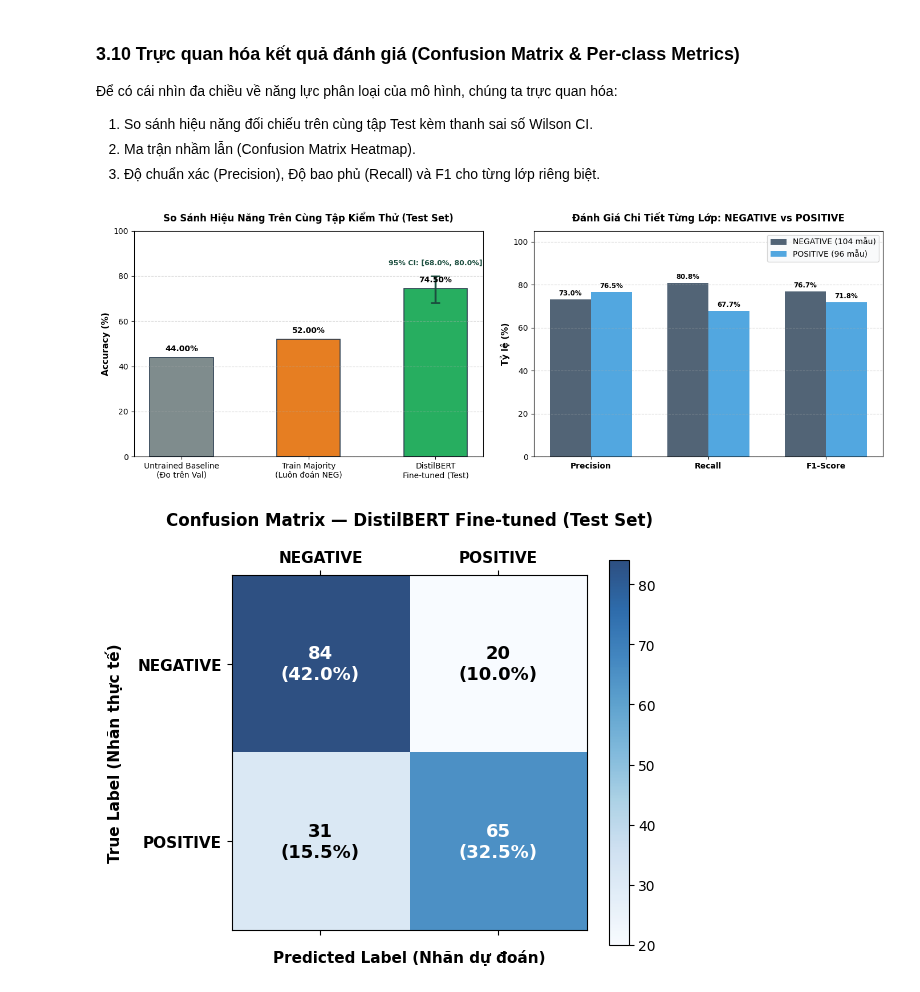
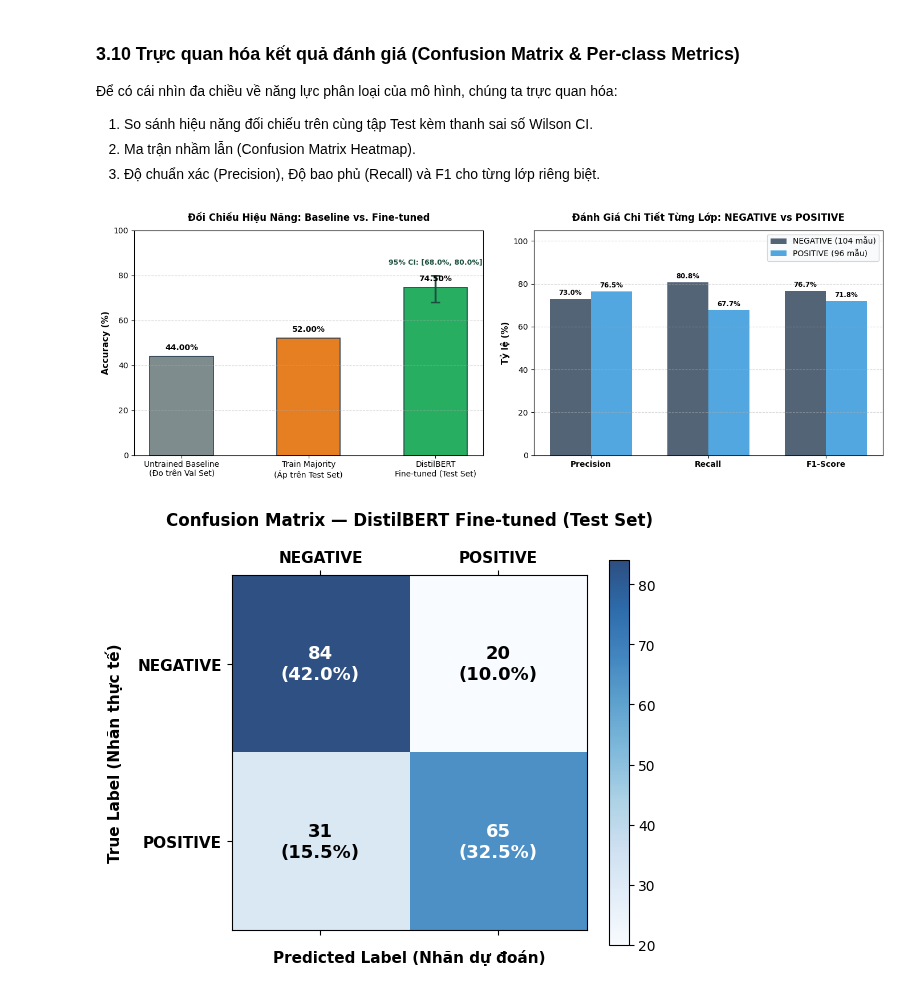
Before and after one commit to nguyenthinhuy04062006-droid/DL_lab3, a Jupyter notebook: notebooks/Practice3_HuggingFace_Final.ipynb, the cells around one changed output. Cells and saved outputs as stored; diff of their text form; code cells hidden in the pictures.

Commit message:
fix: resolve 4 key issues — sync sections 3.9 & 3.13, eliminate Tokenizer warning in cell 36, clarify baseline chart title, sync README & REPORT

```diff
--- a/notebooks/Practice3_HuggingFace_Final.ipynb
+++ b/notebooks/Practice3_HuggingFace_Final.ipynb
@@ -973,7 +973,7 @@ Kiểm định Fisher's Exact Test so sánh Val vs Test: Odds Ratio = 0.8975 | p
 fig, (ax1, ax2) = plt.subplots(1, 2, figsize=(14, 5))
 
 # Subplot 1: So sánh các mốc Baseline vs Fine-tuned trên Test Set
-models = ['Untrained Baseline\n(Đo trên Val)', 'Train Majority\n(Luôn đoán NEG)', 'DistilBERT\nFine-tuned (Test)']
+models = ['Untrained Baseline\n(Đo trên Val Set)', 'Train Majority\n(Áp trên Test Set)', 'DistilBERT\nFine-tuned (Test Set)']
 accs = [untrained_val_acc, train_maj_baseline, test_acc]
 bar_colors = ['#7f8c8d', '#e67e22', '#27ae60']
 
@@ -984,7 +984,7 @@ err_u = (ci_upper * 100) - test_acc
 ax1.errorbar(2, test_acc, yerr=[[err_l], [err_u]], fmt='none', ecolor='#1b4d3e', elinewidth=2.5, capsize=6, capthick=2)
 
 ax1.set_ylabel('Accuracy (%)', fontsize=11, fontweight='bold')
-ax1.set_title('So Sánh Hiệu Năng Trên Cùng Tập Kiểm Thử (Test Set)', fontsize=12, fontweight='bold', pad=12)
+ax1.set_title('Đối Chiếu Hiệu Năng: Baseline vs. Fine-tuned', fontsize=12, fontweight='bold', pad=12)
 ax1.set_ylim(0, 100)
 ax1.grid(axis='y', linestyle='--', alpha=0.5)
 
@@ -996,34 +996,34 @@ ax1.text(2, (ci_upper * 100) + 4, f"95% CI: [{ci_lower*100:.1f}%, {ci_upper*100:
 
 # Subplot 2: Per-class Metrics trích xuất từ classification_report
 clf_report = classification_report(labels, preds, target_names=["NEGATIVE", "POSITIVE"], output_dict=True)
 metrics_names = ['Precision', 'Recall', 'F1-Score']
 neg_vals = [clf_report["NEGATIVE"]["precision"]*100, clf_report["NEGATIVE"]["recall"]*100, clf_report["NEGATIVE"]["f1-score"]*100]
 pos_vals = [clf_report["POSITIVE"]["precision"]*100, clf_report["POSITIVE"]["recall"]*100, clf_report["POSITIVE"]["f1-score"]*100]
 neg_sup = int(clf_report["NEGATIVE"]["support"])
 pos_sup = int(clf_report["POSITIVE"]["support"])
 
 x = np.arange(len(metrics_names))
 w = 0.35
 rects1 = ax2.bar(x - w/2, neg_vals, w, label=f'NEGATIVE ({neg_sup} mẫu)', color='#34495e', alpha=0.85)
 rects2 = ax2.bar(x + w/2, pos_vals, w, label=f'POSITIVE ({pos_sup} mẫu)', color='#3498db', alpha=0.85)
 
 ax2.set_ylabel('Tỷ lệ (%)', fontsize=11, fontweight='bold')
 ax2.set_title('Đánh Giá Chi Tiết Từng Lớp: NEGATIVE vs POSITIVE', fontsize=12, fontweight='bold', pad=12)
 ax2.set_xticks(x)
 ax2.set_xticklabels(metrics_names, fontsize=10, fontweight='bold')
 ax2.set_ylim(0, 105)
 ax2.legend(frameon=True, facecolor='#f8f9fa')
 ax2.grid(axis='y', linestyle='--', alpha=0.5)
 
 for r in rects1 + rects2:
     h = r.get_height()
     ax2.annotate(f"{h:.1f}%", xy=(r.get_x() + r.get_width()/2, h), xytext=(0, 3),
                  textcoords="offset points", ha='center', va='bottom', fontweight='bold', fontsize=8.5)
 
 plt.tight_layout()
 plt.show()
 # %% [output]
-[figure, old version]
+[figure, new version]
 # %%
 # Biểu đồ Confusion Matrix Heatmap
 cm = confusion_matrix(labels, preds)
```
Also changed, not shown: parts of 6 cells of this notebook, 2 other files.
